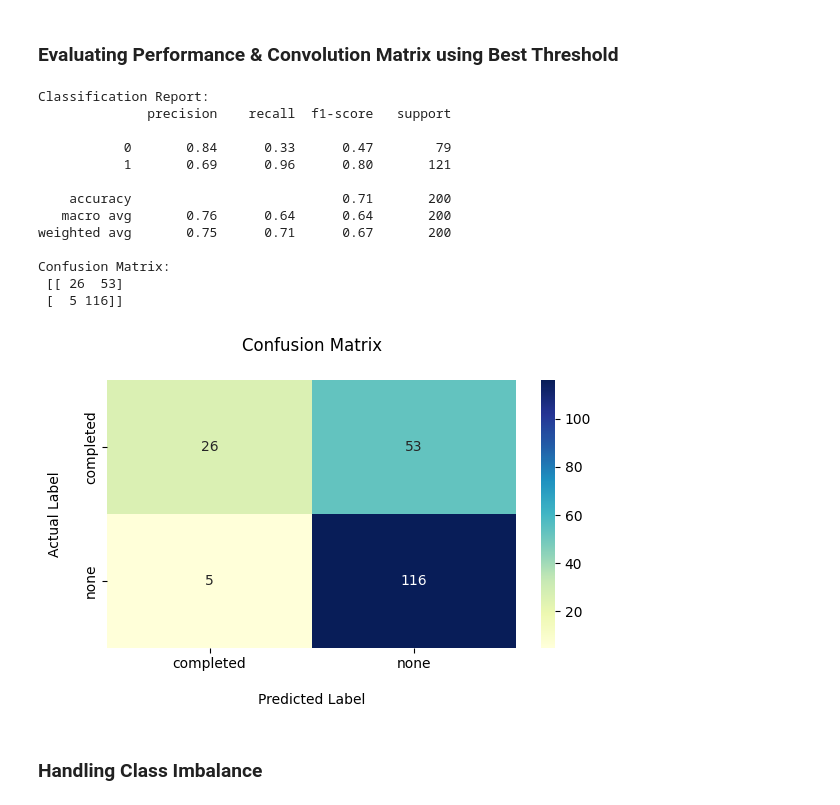
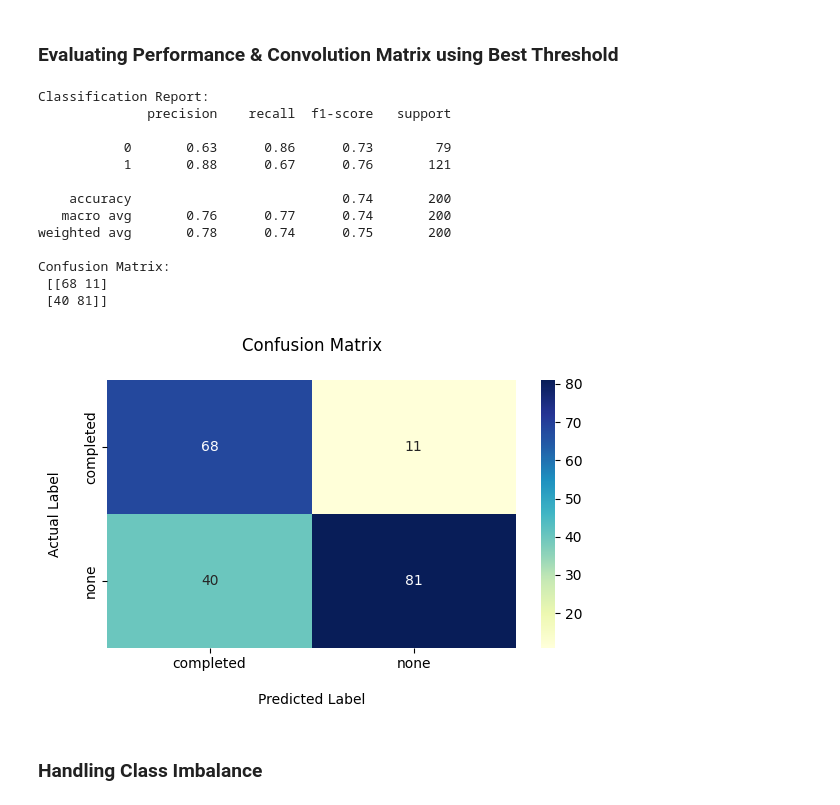
Before and after one commit to SakibMizan/MLProjectStudentPerformance, a Jupyter notebook: SakibMizanProject.ipynb, the cells around one changed output. Cells and saved outputs as stored; diff of their text form; code cells hidden in the pictures.

Commit message:
Calcuated & Applied Best Threshold

```diff
--- a/SakibMizanProject.ipynb
+++ b/SakibMizanProject.ipynb
@@ -321,9 +321,9 @@ AUC Score: 0.8038497750810755
 from sklearn.metrics import precision_recall_curve, f1_score
 
 precision, recall, thresholds = precision_recall_curve(y_test, y_pred)
-f1_scores = 2 * (precision * recall) / (precision + recall + 1e-6)
+macro_f1_scores = [f1_score(y_test, (y_pred > t).astype(int), average='macro') for t in thresholds]
 
-best_index = np.argmax(f1_scores)
+best_index = np.argmax(macro_f1_scores)
 best_threshold = thresholds[best_index]
 best_f1_score = f1_scores[best_index]
 
@@ -333,8 +333,8 @@ print(f"📈 Best F1-Score: {best_f1_score: .2f}")
 plt.figure(figsize=(8, 6))
 plt.plot(thresholds, precision[:-1], label = 'Precision', color = 'green')
 plt.plot(thresholds, recall[:-1], label = 'Recall', color = 'red')
-plt.plot(thresholds, f1_scores[:-1], label = 'F1-Score', color = 'blue')
-plt.axvline(x=best_threshold, color = 'purple', linestyle = '--', label = f'Best Threshold = {best_threshold:.2f}')
+plt.plot(thresholds, f1_scores, label = 'F1-Score', color = 'blue')
+plt.axvline(x=best_threshold, color = 'yellow', linestyle = '--', label = f'Best Threshold = {best_threshold:.2f}')
 plt.xlabel("\nThreshold")
 plt.ylabel("Score\n")
 plt.title("Precision, Recall & F1-Score vs Threshold")
@@ -349,43 +349,42 @@ plt.show()
 # %% [markdown]
 ### Evaluating Performance & Convolution Matrix using Best Threshold
 # %%
-y_pred = model_train.predict(x_test_opt)
-y_pred_class = (y_pred > 0.33).astype(int)
+y_pred_class = (y_pred > best_threshold).astype(int)
 
 #Evaluate performance
 from sklearn.metrics import classification_report, confusion_matrix
 print("Classification Report:")
 print(classification_report(y_test, y_pred_class))
 
 cm = confusion_matrix(y_test, y_pred_class)
 print("Confusion Matrix:\n", cm)
 
 plt.figure(figsize=(6, 4))
 
 sns.heatmap(cm, annot=True, fmt='d', cmap='YlGnBu',
             xticklabels=['completed', 'none'],
             yticklabels=['completed', 'none'])
 
 plt.title("Confusion Matrix\n")
 plt.xlabel("\nPredicted Label")
 plt.ylabel("Actual Label\n")
 plt.tight_layout()
 plt.show()
 # %% [output]
 Classification Report:
               precision    recall  f1-score   support
 
-           0       0.84      0.33      0.47        79
-           1       0.69      0.96      0.80       121
+           0       0.63      0.86      0.73        79
+           1       0.88      0.67      0.76       121
 
-    accuracy                           0.71       200
-   macro avg       0.76      0.64      0.64       200
-weighted avg       0.75      0.71      0.67       200
+    accuracy                           0.74       200
+   macro avg       0.76      0.77      0.74       200
+weighted avg       0.78      0.74      0.75       200
 
 Confusion Matrix:
- [[ 26  53]
- [  5 116]]
+ [[68 11]
+ [40 81]]
-[figure, old version]
+[figure, new version]
 # %% [markdown]
 ### Handling Class Imbalance
 # %%
```
Also changed, not shown: parts of 8 cells of this notebook, 1 other file.
